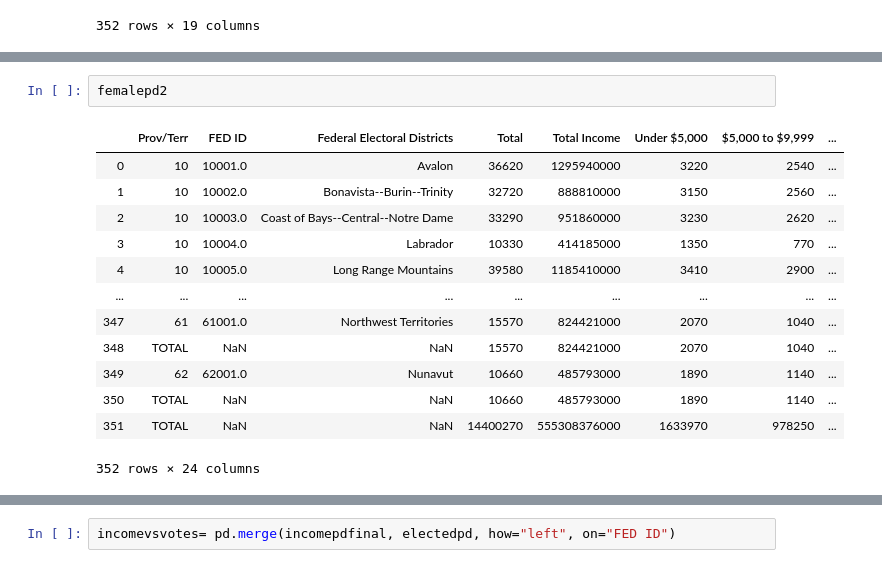
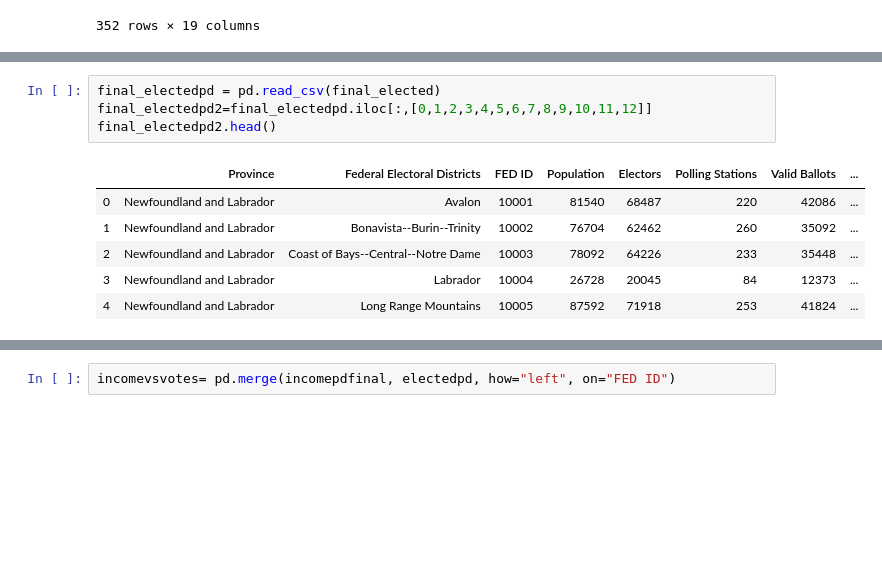
Before and after one commit to bsmirnov12/ABDS-Project-1, a Jupyter notebook: Analysis.ipynb, the cells around one changed output, grey strips where cells are left out. Saved outputs shown, nothing was run; the diff lists cells and outputs as text; blank space fills up the shorter version.

```diff
--- a/Analysis.ipynb
+++ b/Analysis.ipynb
@@ -87,16 +78,11 @@ femalepd2=femalepd[["Prov/Terr", "FED ID", "Federal Electoral Districts", "Total
-# %%
-femalepd2
-# %% [output]
-|  | Prov/Terr | FED ID | Federal Electoral Districts | Total | Total Income | Under $5,000 | $5,000 to $9,999 | ... |
-| 0 | 10 | 10001.0 | Avalon | 36620 | 1295940000 | 3220 | 2540 | ... |
-| 1 | 10 | 10002.0 | Bonavista--Burin--Trinity | 32720 | 888810000 | 3150 | 2560 | ... |
-| 2 | 10 | 10003.0 | Coast of Bays--Central--Notre Dame | 33290 | 951860000 | 3230 | 2620 | ... |
-| 3 | 10 | 10004.0 | Labrador | 10330 | 414185000 | 1350 | 770 | ... |
-| 4 | 10 | 10005.0 | Long Range Mountains | 39580 | 1185410000 | 3410 | 2900 | ... |
-| ... | ... | ... | ... | ... | ... | ... | ... | ... |
-| 347 | 61 | 61001.0 | Northwest Territories | 15570 | 824421000 | 2070 | 1040 | ... |
-| 348 | TOTAL | NaN | NaN | 15570 | 824421000 | 2070 | 1040 | ... |
-| 349 | 62 | 62001.0 | Nunavut | 10660 | 485793000 | 1890 | 1140 | ... |
-| 350 | TOTAL | NaN | NaN | 10660 | 485793000 | 1890 | 1140 | ... |
-| 351 | TOTAL | NaN | NaN | 14400270 | 555308376000 | 1633970 | 978250 | ... |
-352 rows × 24 columns
+# %%
+final_electedpd = pd.read_csv(final_elected)
+final_electedpd2=final_electedpd.iloc[:,[0,1,2,3,4,5,6,7,8,9,10,11,12]]
+final_electedpd2.head()
+# %% [output]
+|  | Province | Federal Electoral Districts | FED ID | Population | Electors | Polling Stations | Valid Ballots | ... |
+| 0 | Newfoundland and Labrador | Avalon | 10001 | 81540 | 68487 | 220 | 42086 | ... |
+| 1 | Newfoundland and Labrador | Bonavista--Burin--Trinity | 10002 | 76704 | 62462 | 260 | 35092 | ... |
+| 2 | Newfoundland and Labrador | Coast of Bays--Central--Notre Dame | 10003 | 78092 | 64226 | 233 | 35448 | ... |
+| 3 | Newfoundland and Labrador | Labrador | 10004 | 26728 | 20045 | 84 | 12373 | ... |
+| 4 | Newfoundland and Labrador | Long Range Mountains | 10005 | 87592 | 71918 | 253 | 41824 | ... |
```
Also changed, not shown: parts of 27 cells of this notebook.
